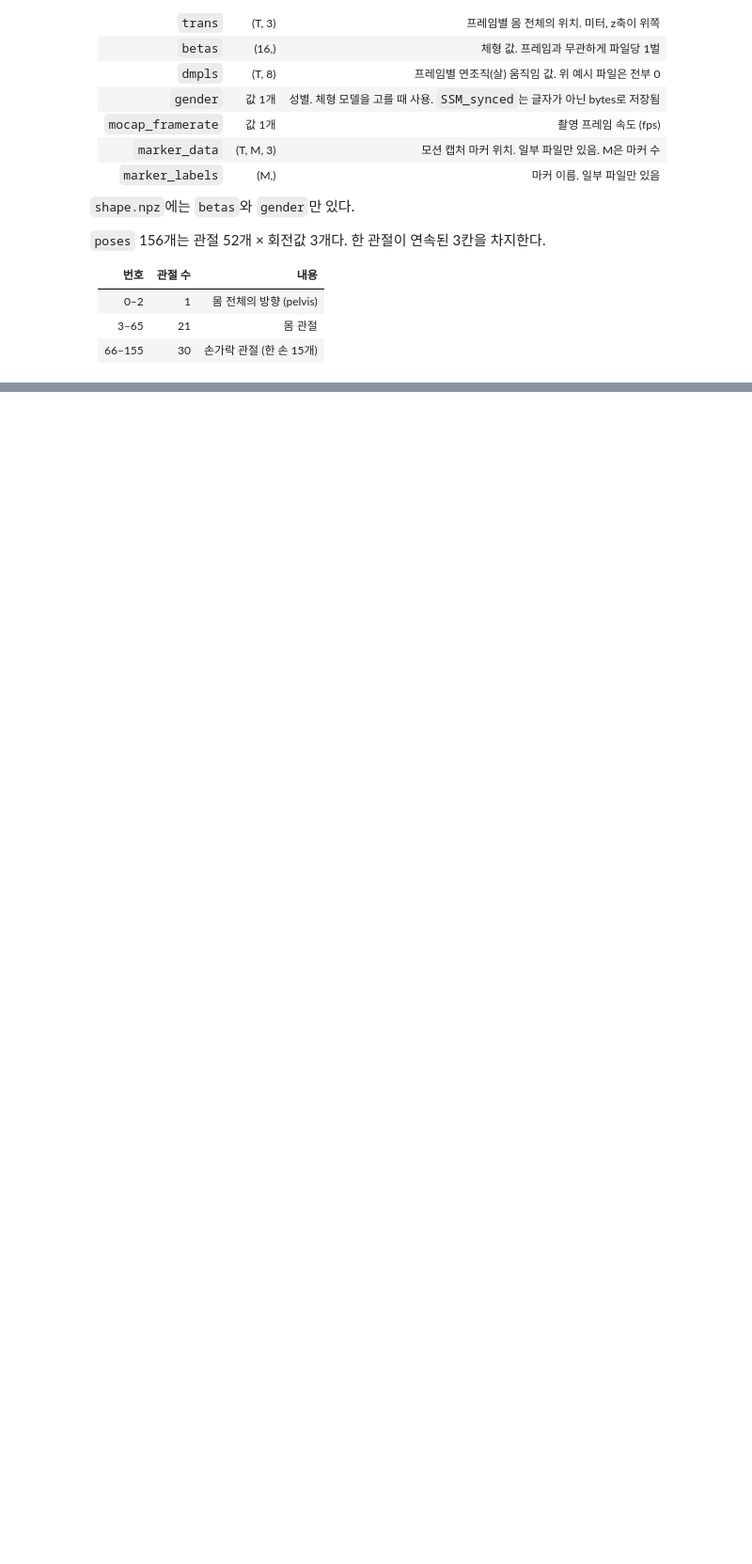
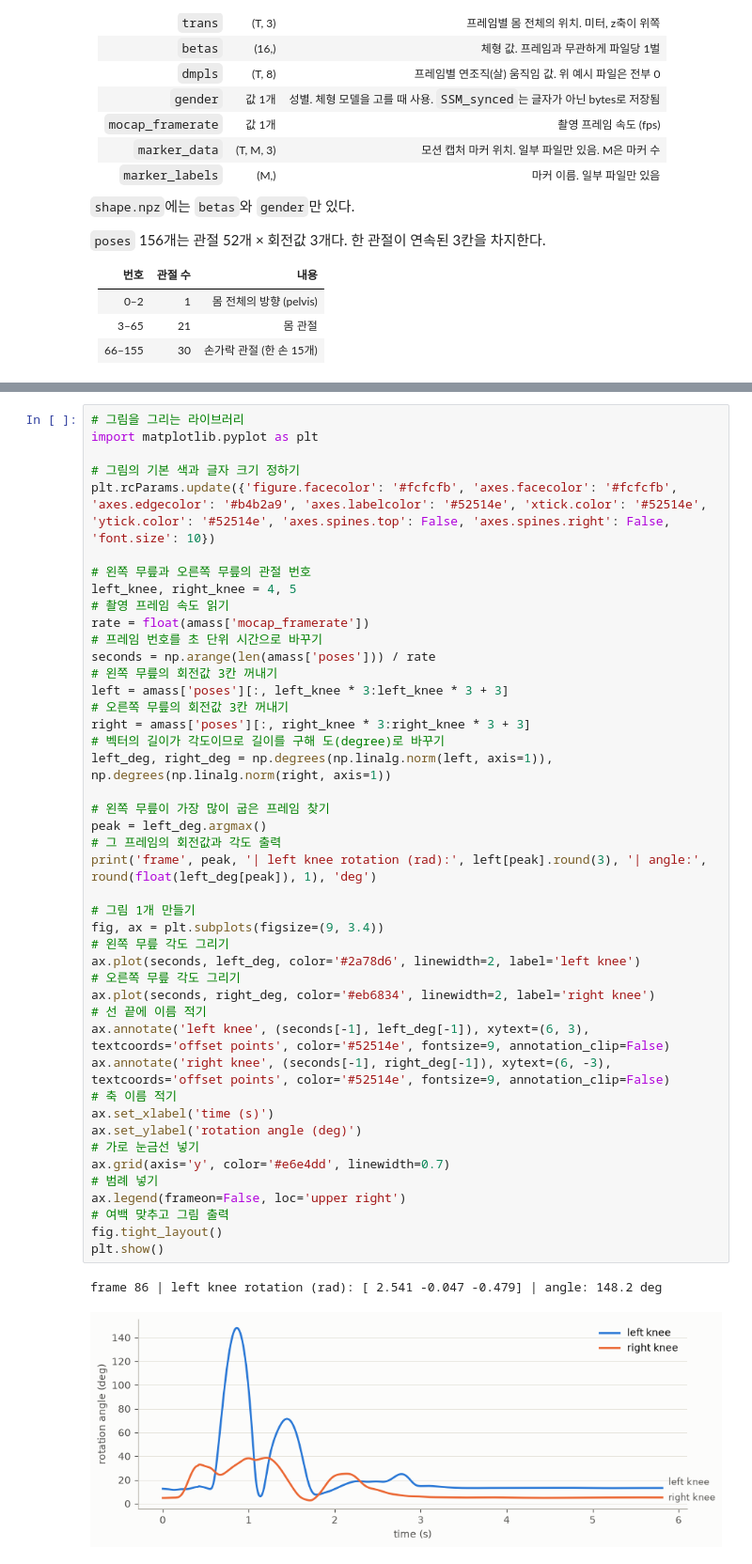
Before and after one commit to Jacod97/Motion-Data-Analysis, a Jupyter notebook: draft/amass_da.ipynb, the cells around one changed output, grey strips where cells are left out. Shown at 94% size. Cells and saved outputs as stored; diff of their text form; blank space fills up the shorter version.

```diff
--- a/draft/amass_da.ipynb
+++ b/draft/amass_da.ipynb
@@ -131,0 +173,47 @@ poses           (582, 156)  float64
+# %%
+# 그림을 그리는 라이브러리
+import matplotlib.pyplot as plt
+
+# 그림의 기본 색과 글자 크기 정하기
+plt.rcParams.update({'figure.facecolor': '#fcfcfb', 'axes.facecolor': '#fcfcfb', 'axes.edgecolor': '#b4b2a9', 'axes.labelcolor': '#52514e', 'xtick.color': '#52514e', 'ytick.color': '#52514e', 'axes.spines.top': False, 'axes.spines.right': False, 'font.size': 10})
+
+# 왼쪽 무릎과 오른쪽 무릎의 관절 번호
+left_knee, right_knee = 4, 5
+# 촬영 프레임 속도 읽기
+rate = float(amass['mocap_framerate'])
+# 프레임 번호를 초 단위 시간으로 바꾸기
+seconds = np.arange(len(amass['poses'])) / rate
+# 왼쪽 무릎의 회전값 3칸 꺼내기
+left = amass['poses'][:, left_knee * 3:left_knee * 3 + 3]
+# 오른쪽 무릎의 회전값 3칸 꺼내기
+right = amass['poses'][:, right_knee * 3:right_knee * 3 + 3]
+# 벡터의 길이가 각도이므로 길이를 구해 도(degree)로 바꾸기
+left_deg, right_deg = np.degrees(np.linalg.norm(left, axis=1)), np.degrees(np.linalg.norm(right, axis=1))
+
+# 왼쪽 무릎이 가장 많이 굽은 프레임 찾기
+peak = left_deg.argmax()
+# 그 프레임의 회전값과 각도 출력
+print('frame', peak, '| left knee rotation (rad):', left[peak].round(3), '| angle:', round(float(left_deg[peak]), 1), 'deg')
+
+# 그림 1개 만들기
+fig, ax = plt.subplots(figsize=(9, 3.4))
+# 왼쪽 무릎 각도 그리기
+ax.plot(seconds, left_deg, color='#2a78d6', linewidth=2, label='left knee')
+# 오른쪽 무릎 각도 그리기
+ax.plot(seconds, right_deg, color='#eb6834', linewidth=2, label='right knee')
+# 선 끝에 이름 적기
+ax.annotate('left knee', (seconds[-1], left_deg[-1]), xytext=(6, 3), textcoords='offset points', color='#52514e', fontsize=9, annotation_clip=False)
+ax.annotate('right knee', (seconds[-1], right_deg[-1]), xytext=(6, -3), textcoords='offset points', color='#52514e', fontsize=9, annotation_clip=False)
+# 축 이름 적기
+ax.set_xlabel('time (s)')
+ax.set_ylabel('rotation angle (deg)')
+# 가로 눈금선 넣기
+ax.grid(axis='y', color='#e6e4dd', linewidth=0.7)
+# 범례 넣기
+ax.legend(frameon=False, loc='upper right')
+# 여백 맞추고 그림 출력
+fig.tight_layout()
+plt.show()
+# %% [output]
+frame 86 | left knee rotation (rad): [ 2.541 -0.047 -0.479] | angle: 148.2 deg
+[figure, added]
```
Also changed, not shown: parts of 13 cells of this notebook, 3 other files.
